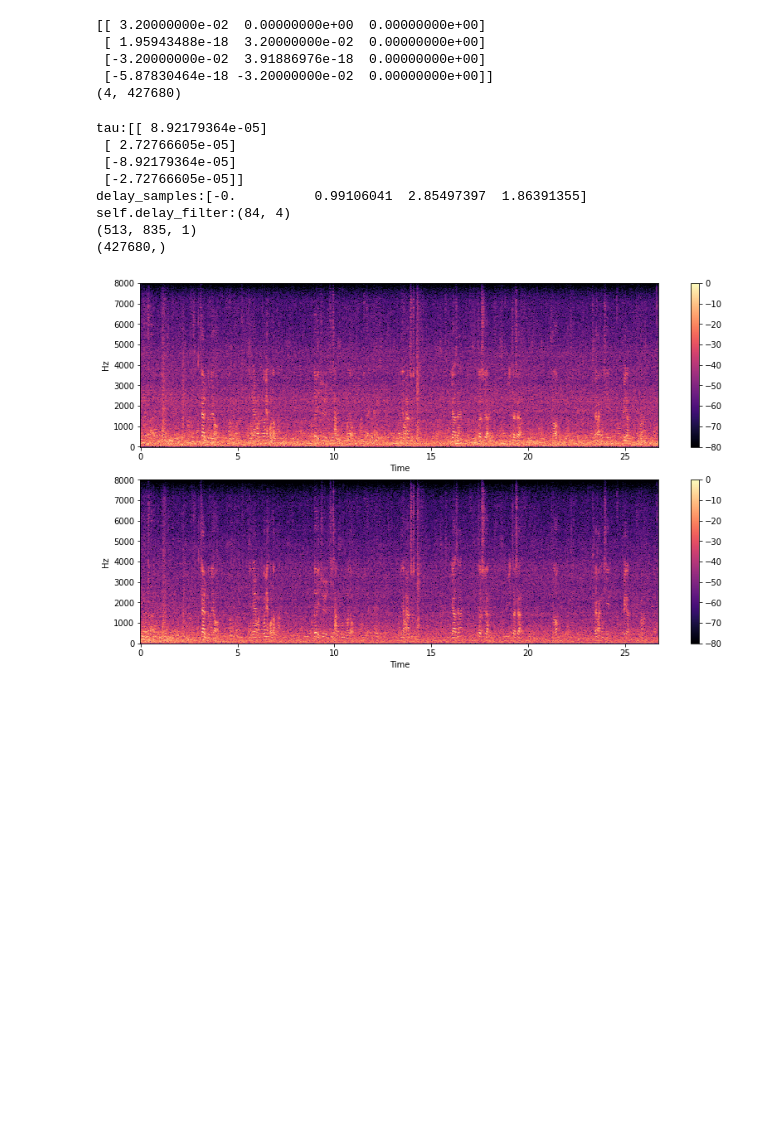
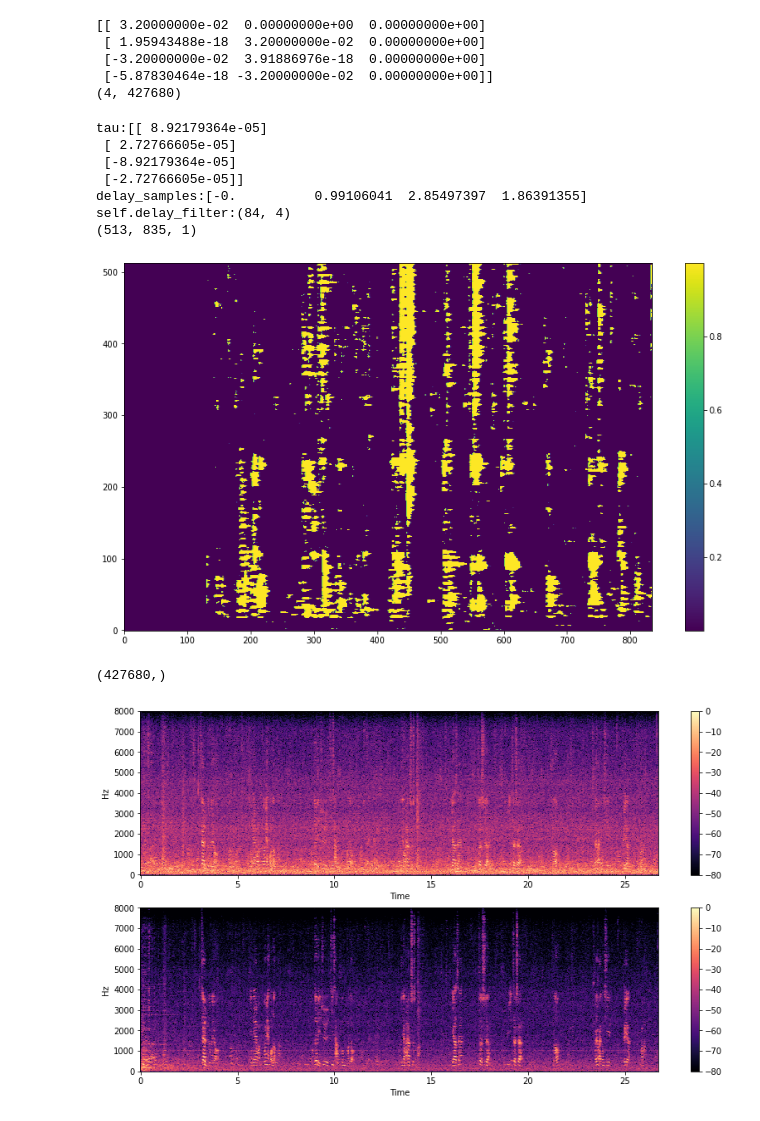
Before and after one commit to wangwei2009/DistantSpeech, a Jupyter notebook: example/gsc_real.ipynb, the cells around one changed output. Drawn from its saved outputs; the diff is of its cells as text; code cells hidden in the pictures; blank space fills up the shorter version.

Commit message:
add tdgsc combined with postfilter demo

```diff
--- a/example/gsc_real.ipynb
+++ b/example/gsc_real.ipynb
@@ -64,36 +64,38 @@ print(array_data.shape)
 frameLen = 512
 # hop = frameLen / 2
 # overlap = frameLen - hop
 # nfft = frameLen*2
 # c = 340
 # r = 0.032
 # fs = 16000
 
 # start = tim
 
 
 # start = time()
 
 tdgsc = TDGSC(mic_array, frameLen=frameLen, angle=[look_direction, 0])
-yout = tdgsc.process(array_data.T)
+yout, G = tdgsc.process(array_data.T, postfilter=True)
+pmesh(G)
 print(yout.shape)
 
 # audiowrite('wav/out_aic.wav', yout)
 
 # end = time()
 # print(end - start)
 
 visual(array_data[0, :], yout)
 # %% [output]
 tau:[[ 8.92179364e-05]
  [ 2.72766605e-05]
  [-8.92179364e-05]
  [-2.72766605e-05]]
 delay_samples:[-0.          0.99106041  2.85497397  1.86391355]
 self.delay_filter:(84, 4)
 (513, 835, 1)
-(427680,)
-[figure, old version]
+[figure, new version]
+(427680,)
+[figure, added]
 # %%
 audiowrite('array_data_0.wav',array_data[0, :])
 audiowrite('out_aic.wav', yout)
```
Also changed, not shown: parts of 1 cell of this notebook.
